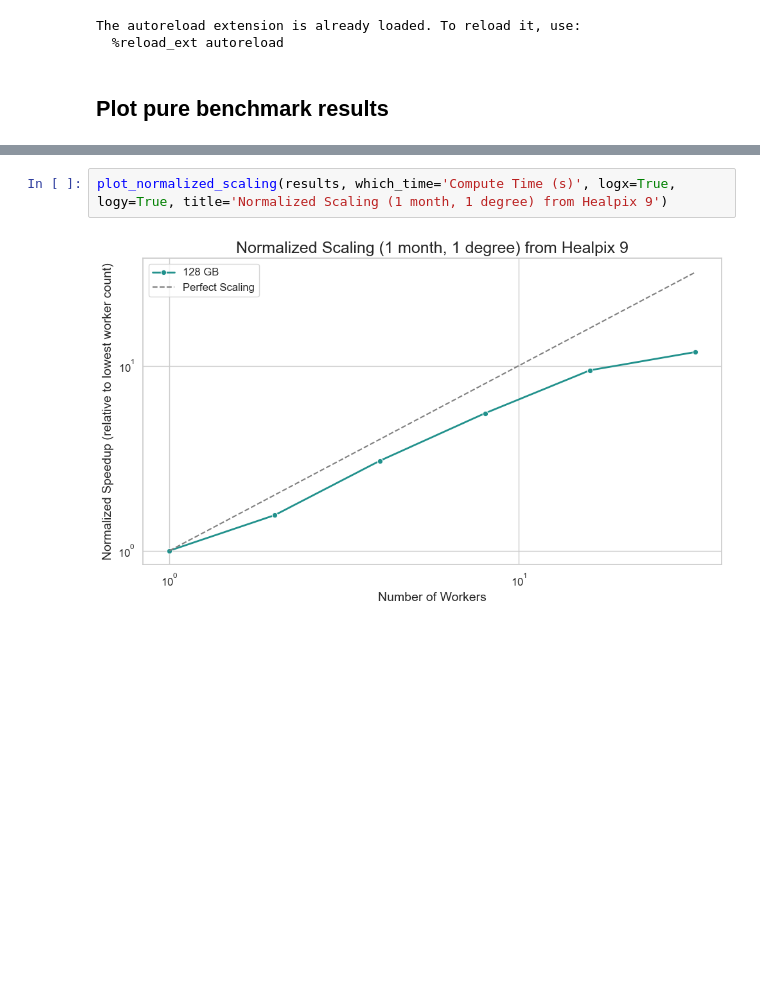
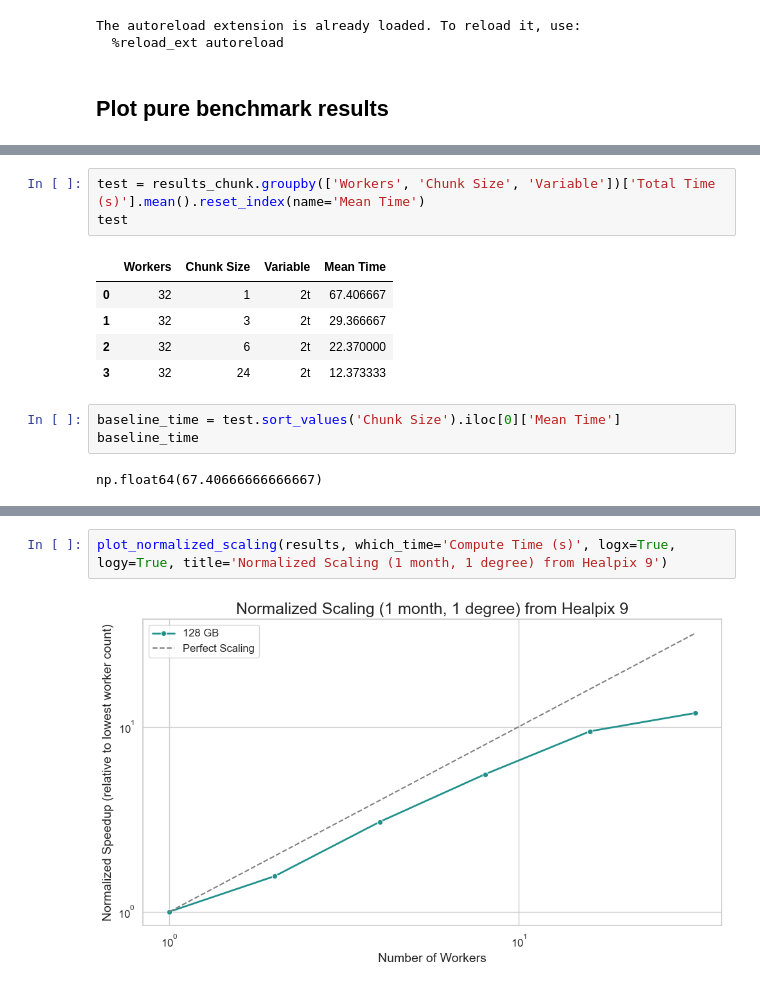
Before and after one commit to koldunovn/high_res_data_access, a Jupyter notebook: aqua-scripts/simple_reader/plots.ipynb, the cells around one changed output, grey strips where cells are left out. Cells and saved outputs as stored; diff of their text form; blank space fills up the shorter version.

```diff
--- a/aqua-scripts/simple_reader/plots.ipynb
+++ b/aqua-scripts/simple_reader/plots.ipynb
@@ -16,0 +59,14 @@ Found 6 benchmark files matching pattern 'array/*Dchunk*.txt'.
+# %%
+test = results_chunk.groupby(['Workers', 'Chunk Size', 'Variable'])['Total Time (s)'].mean().reset_index(name='Mean Time')
+test
+# %% [output]
+|  | Workers | Chunk Size | Variable | Mean Time |
+| 0 | 32 | 1 | 2t | 67.406667 |
+| 1 | 32 | 3 | 2t | 29.366667 |
+| 2 | 32 | 6 | 2t | 22.370000 |
+| 3 | 32 | 24 | 2t | 12.373333 |
+# %%
+baseline_time = test.sort_values('Chunk Size').iloc[0]['Mean Time']
+baseline_time
+# %% [output]
+np.float64(67.40666666666667)
```
Also changed, not shown: parts of 5 cells of this notebook, 3 other files.
